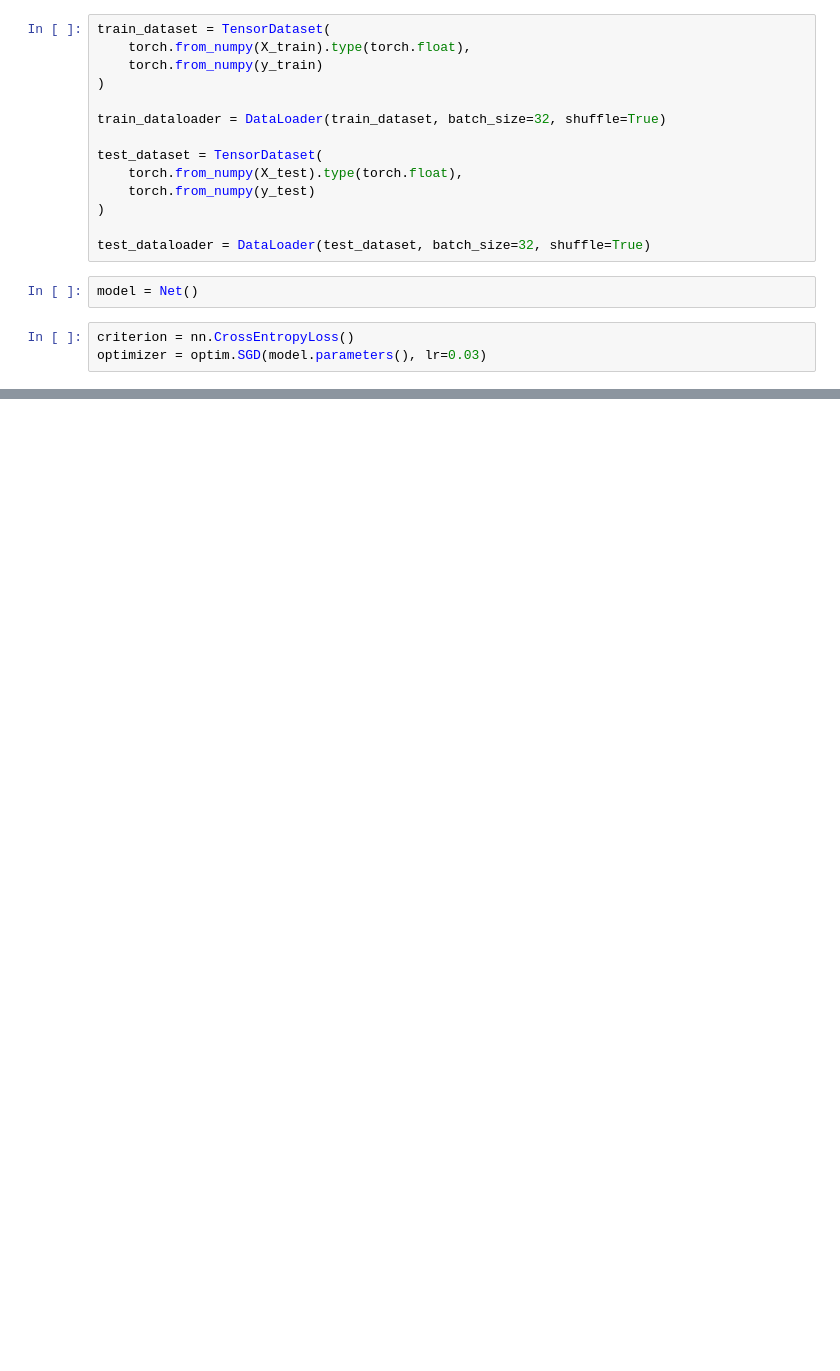
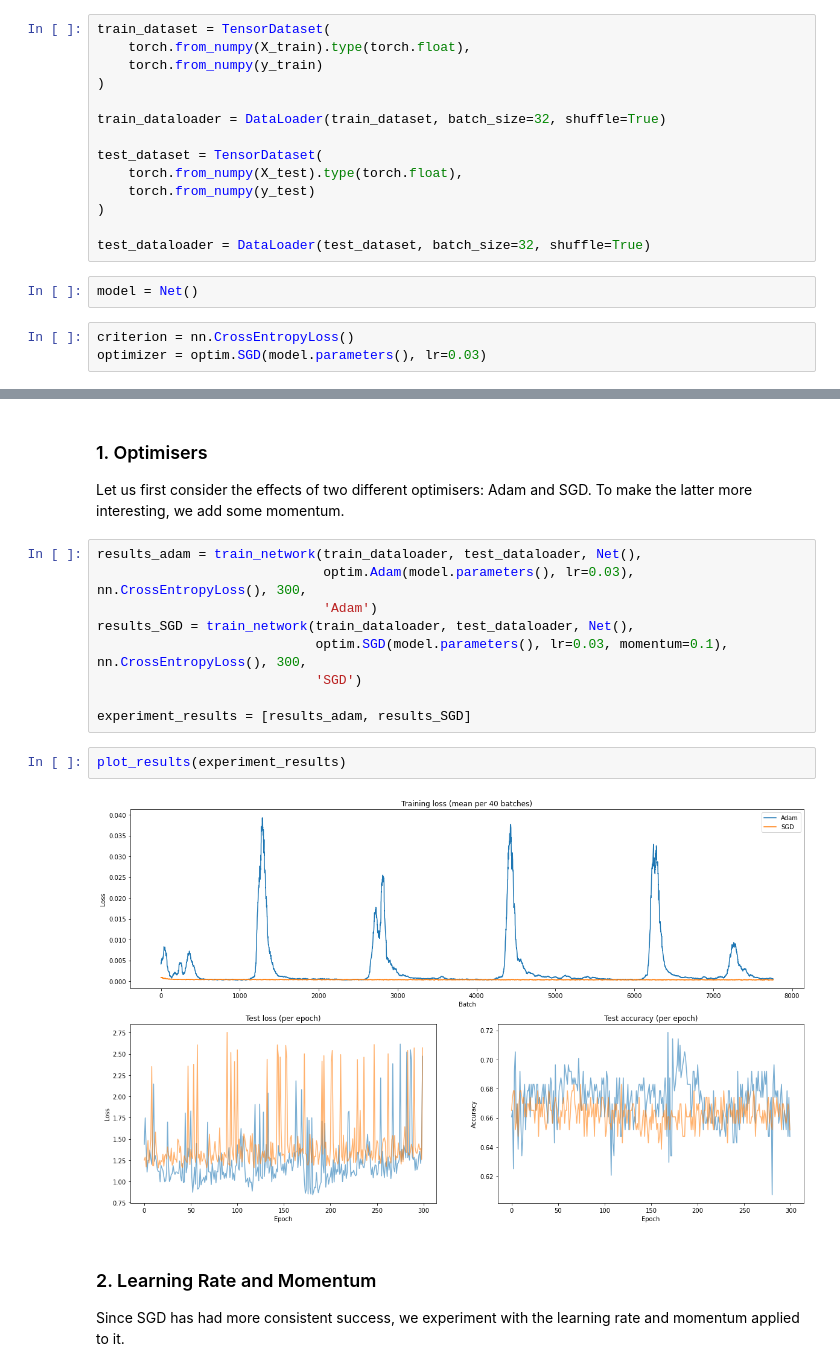
Before and after one commit to rcushen/math5836, a Jupyter notebook: project_1/Project 1.ipynb, the cells around one changed output, grey strips where cells are left out. Saved outputs shown, nothing was run; the diff lists cells and outputs as text; blank space fills up the shorter version.

```diff
--- a/project_1/Project 1.ipynb
+++ b/project_1/Project 1.ipynb
@@ -194,0 +280,19 @@ plt.show()
+# %% [markdown]
+### 1. Optimisers
+Let us first consider the effects of two different optimisers: Adam and SGD. To make the latter more interesting, we add some momentum.
+# %%
+results_adam = train_network(train_dataloader, test_dataloader, Net(),
+                             optim.Adam(model.parameters(), lr=0.03), nn.CrossEntropyLoss(), 300,
+                             'Adam')
+results_SGD = train_network(train_dataloader, test_dataloader, Net(),
+                            optim.SGD(model.parameters(), lr=0.03, momentum=0.1), nn.CrossEntropyLoss(), 300,
+                            'SGD')
+
+experiment_results = [results_adam, results_SGD]
+# %%
+plot_results(experiment_results)
+# %% [output]
+[figure, added]
+# %% [markdown]
+### 2. Learning Rate and Momentum
+Since SGD has had more consistent success, we experiment with the learning rate and momentum applied to it.
```
Also changed, not shown: parts of 17 cells of this notebook, 1 other file.
